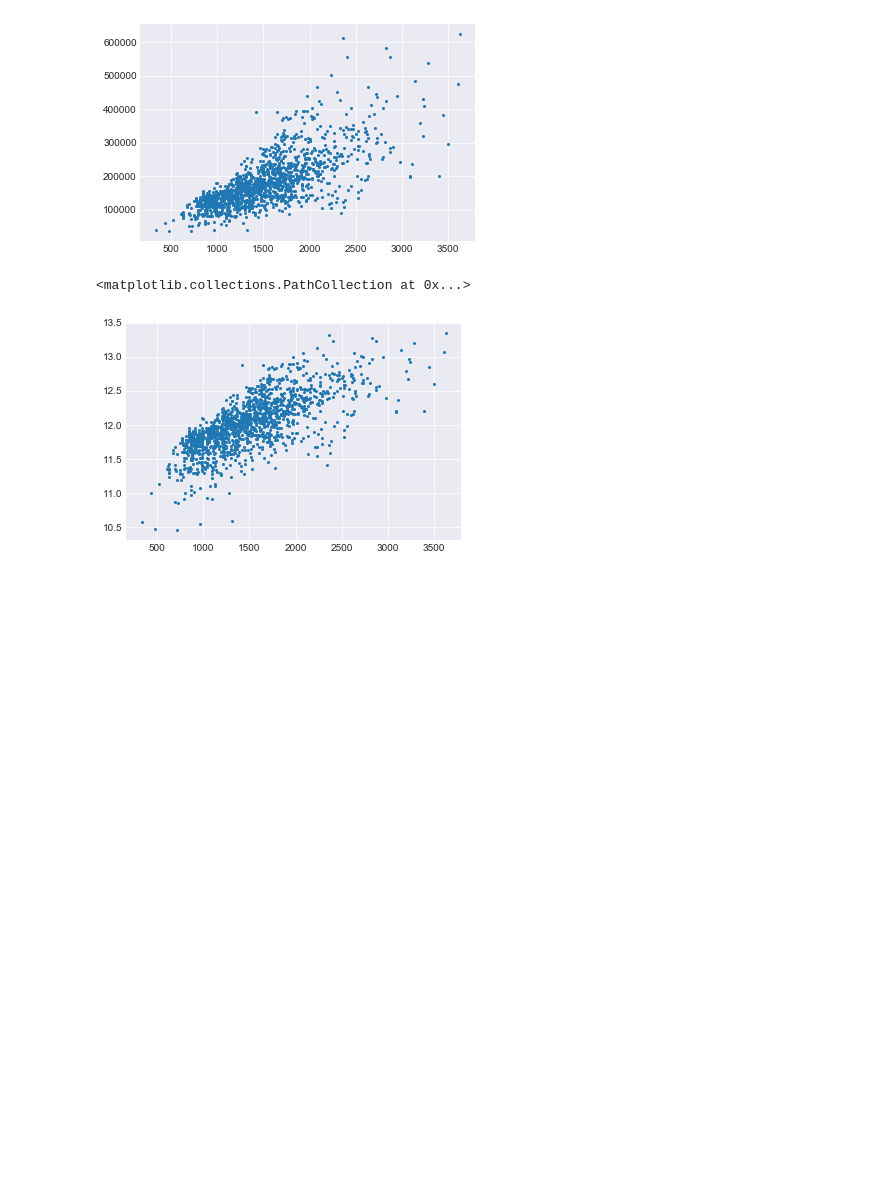
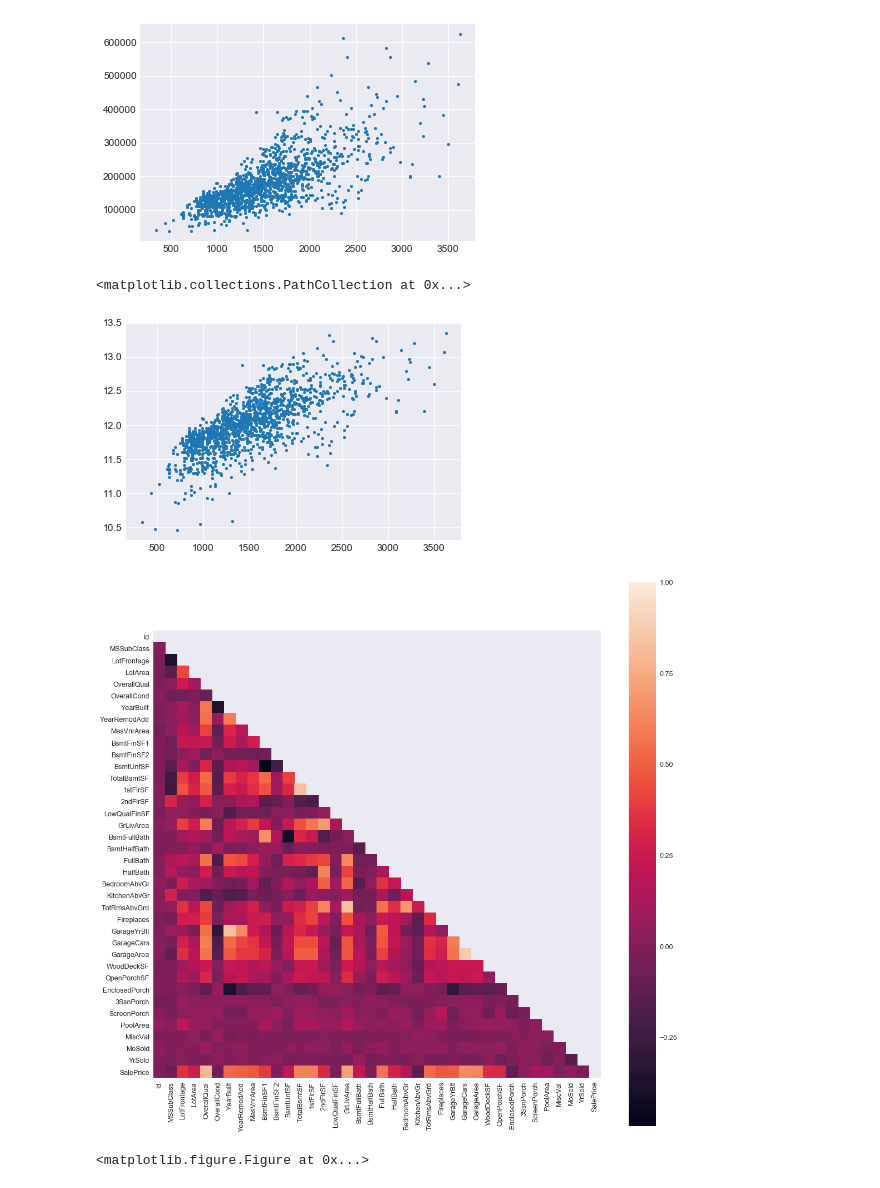
Before and after one commit to zhongzishi/Python-learning-notebooks, a Jupyter notebook: Kaggle/House Pricing/House Pricing.ipynb, the cells around one changed output. Drawn from its saved outputs; the diff is of its cells as text; code cells hidden in the pictures; blank space fills up the shorter version.

```diff
--- a/Kaggle/House Pricing/House Pricing.ipynb
+++ b/Kaggle/House Pricing/House Pricing.ipynb
@@ -64,3 +81,14 @@ plt.scatter(trainSet['GrLivArea'],trainSet['SalePrice'],s=4)
 # %% [output]
 <matplotlib.collections.PathCollection at 0x...>
 [figure]
+# %%
+fig,axis = plt.subplots(figsize=(18,18))
+corr = trainSet.corr()
+mask = np.zeros_like(corr)
+mask[np.triu_indices_from(mask)] = True
+sns.heatmap(corr,ax=axis,mask=mask,square=True)
+plt.show()
+plt.gcf().clear()
+# %% [output]
+[figure, added]
+<matplotlib.figure.Figure at 0x...>
```
Also changed, not shown: parts of 8 cells of this notebook.
